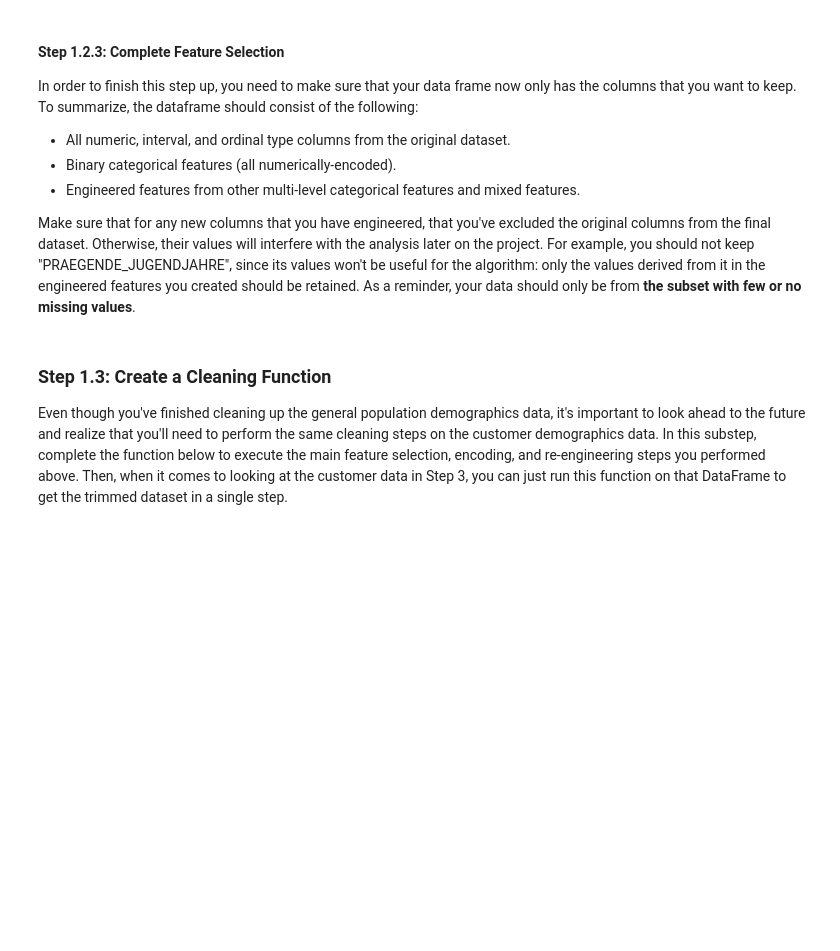
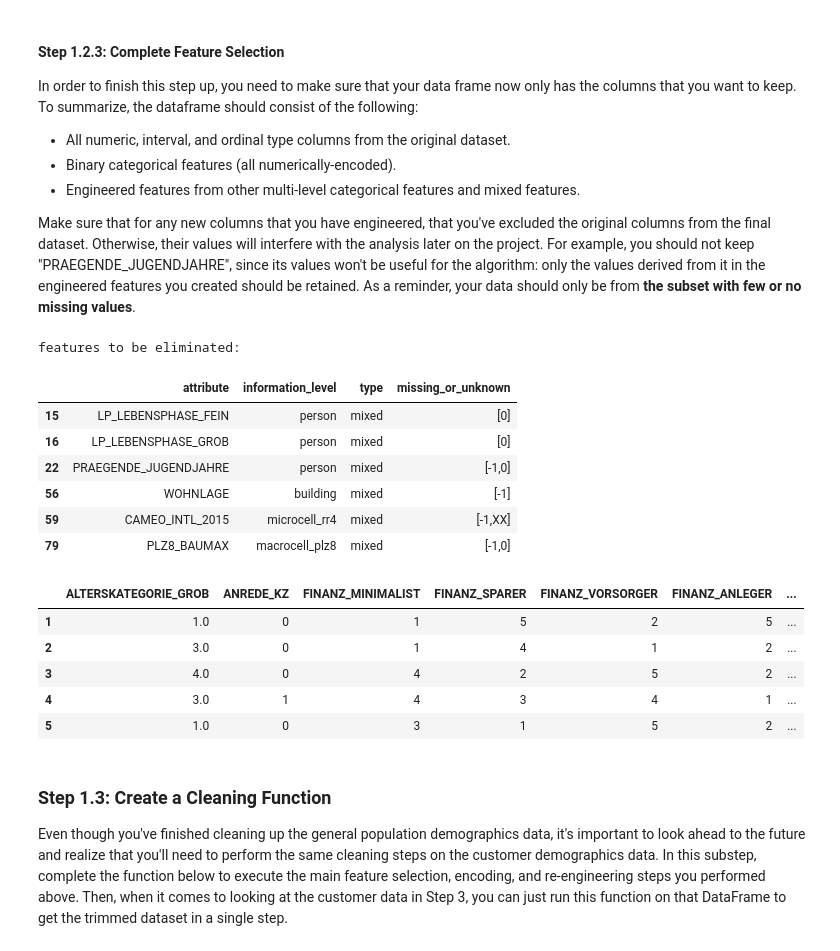
Before and after one commit to EssaAlsharif/Identify-Customer-Segments, a Jupyter notebook: Identify_Customer_Segments.ipynb, the cells around one changed output. Saved outputs shown, nothing was run; the diff lists cells and outputs as text; code cells hidden in the pictures; blank space fills up the shorter version.

```diff
--- a/Identify_Customer_Segments.ipynb
+++ b/Identify_Customer_Segments.ipynb
@@ -953,6 +949,30 @@ Make sure that for any new columns that you have engineered, that you've exclude
 # %%
 # If there are other re-engineering tasks you need to perform, make sure you
 # take care of them here. (Dealing with missing data will come in step 2.1.)
+
+mixed_features = feat_info[feat_info['type'] == 'mixed']
+print("features to be eliminated:")
+display(mixed_features)
+for mixed in mixed_features['attribute']:
+  if mixed in dummies_df_row_few_missing_general_data.columns:
+     dummies_df_row_few_missing_general_data=dummies_df_row_few_missing_general_data.drop(mixed, axis=1)
+
+dummies_df_row_few_missing_general_data.head(5)
+# %% [output]
+features to be eliminated:
+|  | attribute | information_level | type | missing_or_unknown |
+| 15 | LP_LEBENSPHASE_FEIN | person | mixed | [0] |
+| 16 | LP_LEBENSPHASE_GROB | person | mixed | [0] |
+| 22 | PRAEGENDE_JUGENDJAHRE | person | mixed | [-1,0] |
+| 56 | WOHNLAGE | building | mixed | [-1] |
+| 59 | CAMEO_INTL_2015 | microcell_rr4 | mixed | [-1,XX] |
+| 79 | PLZ8_BAUMAX | macrocell_plz8 | mixed | [-1,0] |
+|  | ALTERSKATEGORIE_GROB | ANREDE_KZ | FINANZ_MINIMALIST | FINANZ_SPARER | FINANZ_VORSORGER | FINANZ_ANLEGER | ... |
+| 1 | 1.0 | 0 | 1 | 5 | 2 | 5 | ... |
+| 2 | 3.0 | 0 | 1 | 4 | 1 | 2 | ... |
+| 3 | 4.0 | 0 | 4 | 2 | 5 | 2 | ... |
+| 4 | 3.0 | 1 | 4 | 3 | 4 | 1 | ... |
+| 5 | 1.0 | 0 | 3 | 1 | 5 | 2 | ... |
 # %%
 # Do whatever you need to in order to ensure that the dataframe only contains
 # the columns that should be passed to the algorithm functions.
```
Also changed, not shown: parts of 2 cells of this notebook.
